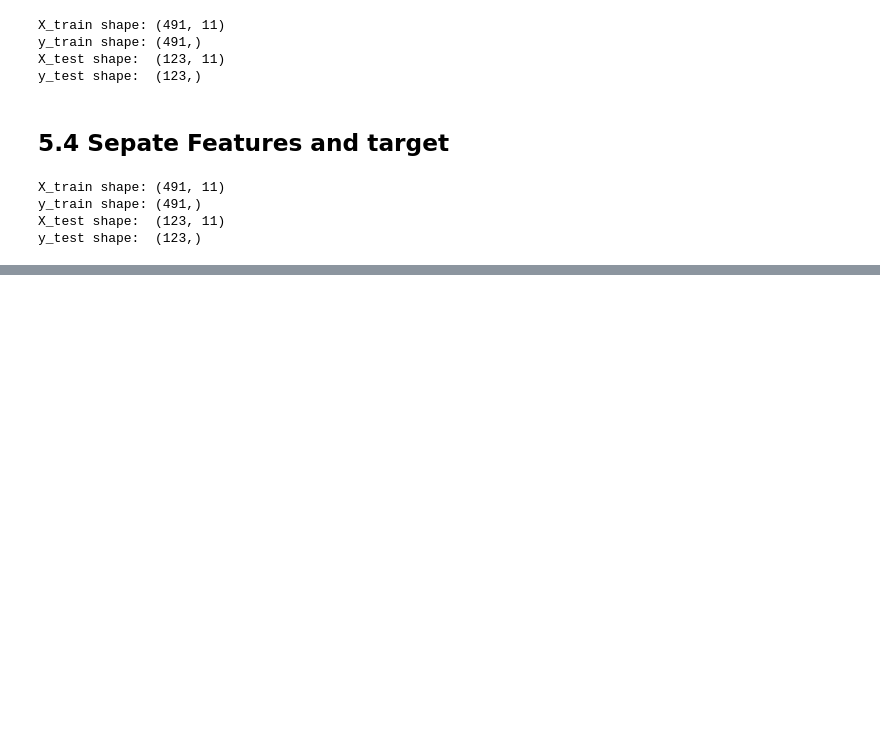
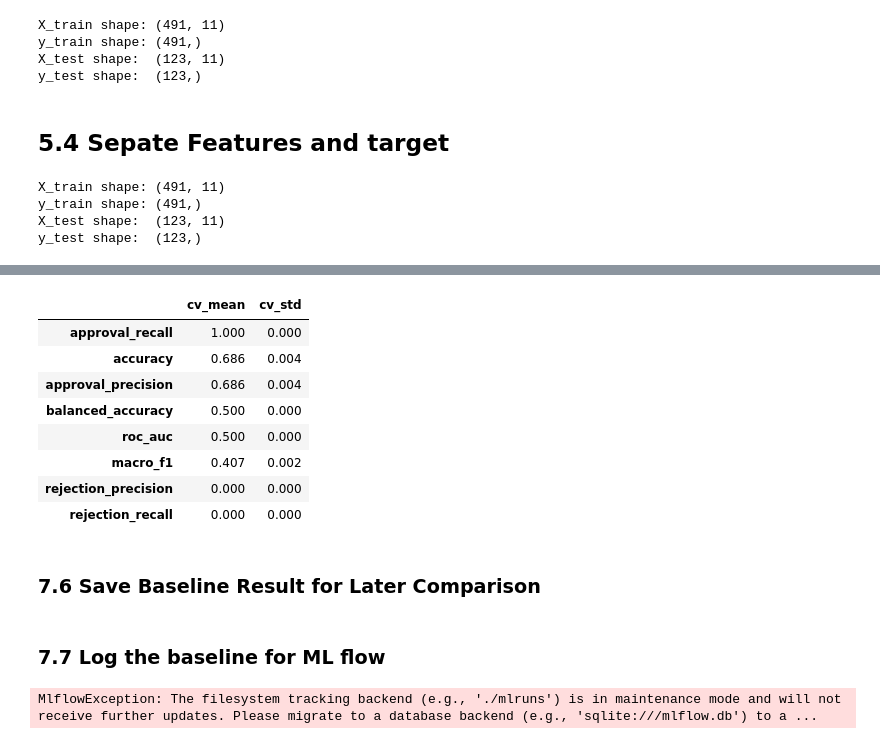
Before and after one commit to al-rafi-DSC/Loan_Approval_Predictor, a Jupyter notebook: main.ipynb, the cells around one changed output, grey strips where cells are left out. Saved outputs shown, nothing was run; the diff lists cells and outputs as text; code cells hidden in the pictures; blank space fills up the shorter version.

```diff
--- a/main.ipynb
+++ b/main.ipynb
@@ -868,0 +1151,25 @@ y_test shape:  (123,)
+# %%
+baseline_summary = (
+    baseline_fold_scores
+    .agg(["mean", "std"])
+    .T
+    .rename(columns={
+        "mean": "cv_mean",
+        "std": "cv_std",
+    })
+    .sort_values("cv_mean", ascending=False)
+)
+
+display(baseline_summary.round(3))
+# %% [output]
+|  | cv_mean | cv_std |
+| approval_recall | 1.000 | 0.000 |
+| accuracy | 0.686 | 0.004 |
+| approval_precision | 0.686 | 0.004 |
+| balanced_accuracy | 0.500 | 0.000 |
+| roc_auc | 0.500 | 0.000 |
+| macro_f1 | 0.407 | 0.002 |
+| rejection_precision | 0.000 | 0.000 |
+| rejection_recall | 0.000 | 0.000 |
+# %% [markdown]
+### 7.6 Save Baseline Result for Later Comparison
@@ -868,0 +1190,31 @@ y_test shape:  (123,)
+# %% [markdown]
+### 7.7 Log the baseline for ML flow
+# %%
+MLFLOW_DIRECTORY = PROJECT_ROOT / "mlruns"
+MLFLOW_EXPERIMENT = "loan-approval-predictor"
+
+mlflow.set_tracking_uri(
+    MLFLOW_DIRECTORY.resolve().as_uri()
+)
+
+mlflow.set_experiment(MLFLOW_EXPERIMENT)
+
+with mlflow.start_run(run_name="dummy-classifier-baseline"):
+    mlflow.log_param("model", "DummyClassifier")
+    mlflow.log_param("strategy", "most_frequent")
+    mlflow.log_param("cv_folds", N_SPLITS)
+    mlflow.log_param("random_state", RANDOM_STATE)
+
+    for metric in scoring_metrics:
+        mlflow.log_metric(
+            f"cv_{metric}_mean",
+            baseline_fold_scores[metric].mean(),
+        )
+        mlflow.log_metric(
+            f"cv_{metric}_std",
+            baseline_fold_scores[metric].std(),
+        )
+
+print("Baseline results logged to MLflow.")
+# %% [output]
+MlflowException: The filesystem tracking backend (e.g., './mlruns') is in maintenance mode and will not receive further updates. Please migrate to a database backend (e.g., 'sqlite:///mlflow.db') to a ...
```
Also changed, not shown: parts of 31 cells of this notebook, 1 other file.
